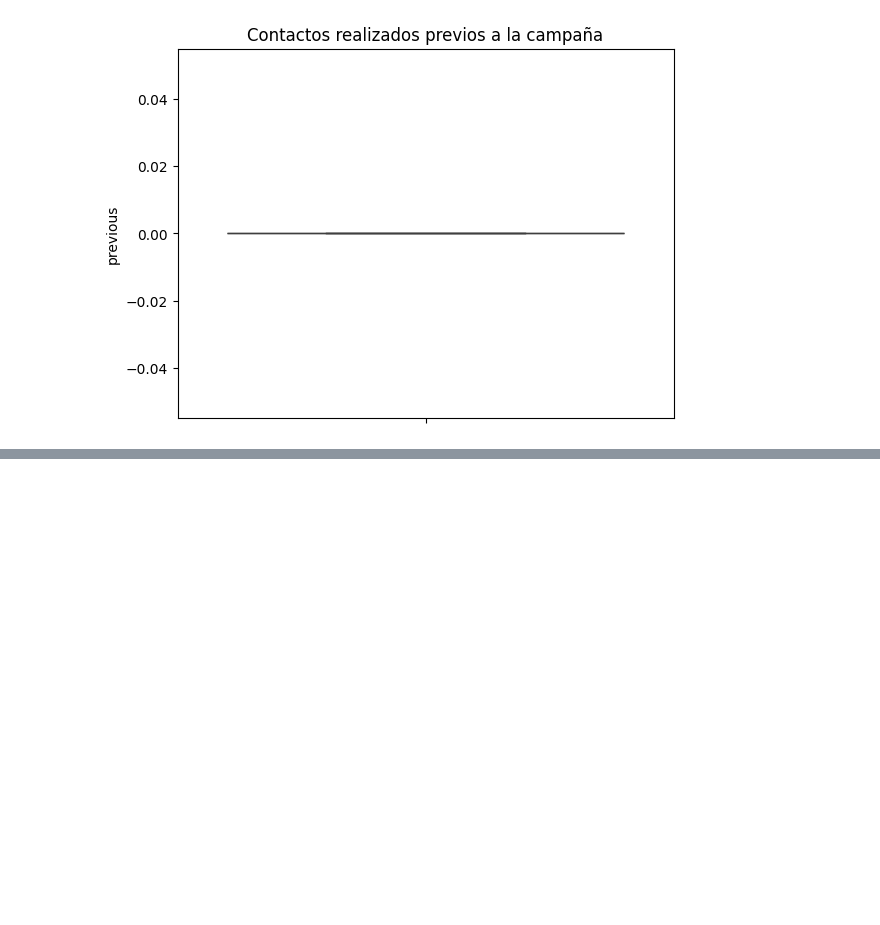
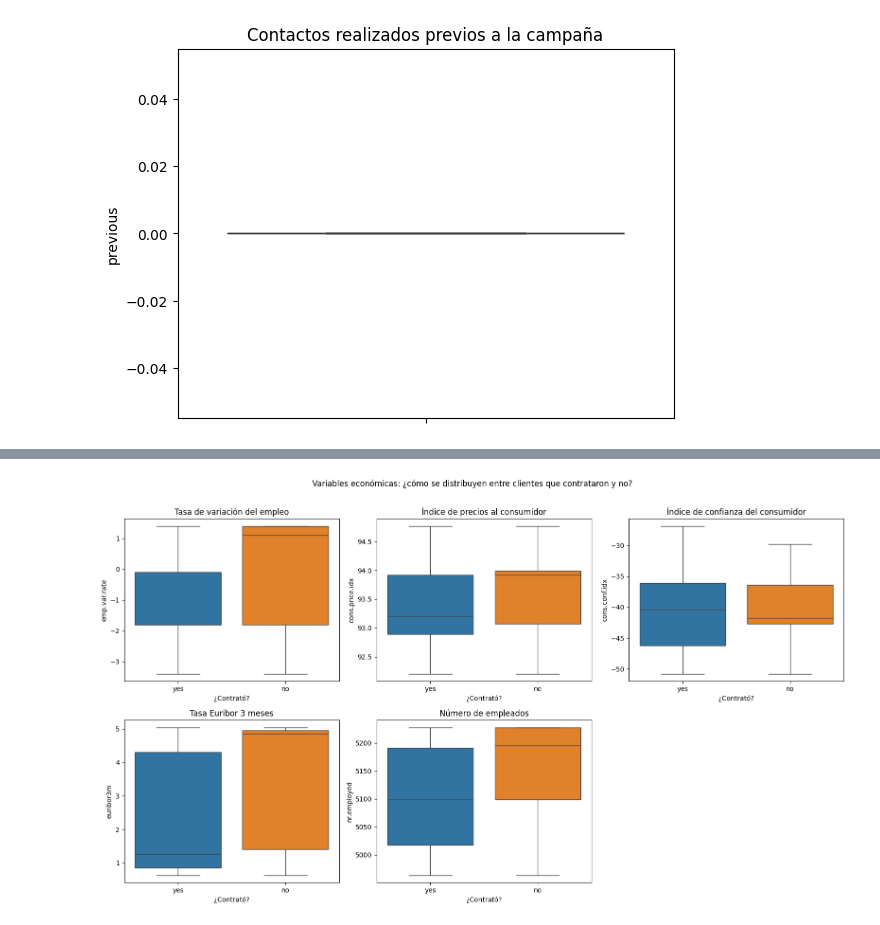
Before and after one commit to juanpabloluceroC/proyecto_campana_marketing, a Jupyter notebook: marketing_santander.ipynb, the cells around one changed output, grey strips where cells are left out. Drawn from its saved outputs; the diff is of its cells as text; code cells hidden in the pictures; blank space fills up the shorter version.

```diff
--- a/marketing_santander.ipynb
+++ b/marketing_santander.ipynb
@@ -346,0 +569,9 @@ plt.show()
+# %%
+# Calculamos la tasa de conversión para cada variable
+# Usamos un bucle para no repetir el mismo código tres veces
+
+for var, titulo in zip(variables, titulos):
+    tasa = (df_rev.groupby(var)['y'].apply(lambda x: round((x == 'yes').mean() * 100, 2)).reset_index(name='tasa_yes'))
+    tasa = tasa.sort_values('tasa_yes', ascending=False)
+    print(f"\n--- {titulo} ({var}) ---")
+    print(tasa.to_string(index=False))
@@ -346,0 +644,4 @@ plt.show()
+# %%
+# Estadísticas básicas de las variables económicas
+vars_eco = ['emp.var.rate', 'cons.price.idx', 'cons.conf.idx', 'euribor3m', 'nr.employed']
+df_rev[vars_eco].describe().round(2)
@@ -346,0 +658,29 @@ plt.show()
+# %%
+# Usamos boxplots para comparar cada variable económica entre clientes que contrataron y no
+# Un boxplot muestra la mediana, el rango y los valores atípicos de cada grupo
+
+titulos_eco = [
+    'Tasa de variación del empleo',
+    'Índice de precios al consumidor',
+    'Índice de confianza del consumidor',
+    'Tasa Euribor 3 meses',
+    'Número de empleados'
+]
+
+fig, axes = plt.subplots(2, 3, figsize=(16, 9))
+axes = axes.flatten()  # Convertimos la cuadrícula en una lista para iterar fácilmente
+
+for i, (var, titulo) in enumerate(zip(vars_eco, titulos_eco)):
+    sns.boxplot(data=df_rev, x='y', y=var, showfliers=False, hue = 'y', ax=axes[i])
+    axes[i].set_title(titulo)
+    axes[i].set_xlabel("¿Contrató?")
+    axes[i].set_ylabel(var)
+
+# Ocultamos el último subplot que queda vacío
+axes[-1].set_visible(False)
+
+plt.suptitle("Variables económicas: ¿cómo se distribuyen entre clientes que contrataron y no?", y=1.01)
+plt.tight_layout()
+plt.show()
+# %% [output]
+[figure, added]
```
Also changed, not shown: parts of 30 cells of this notebook.
